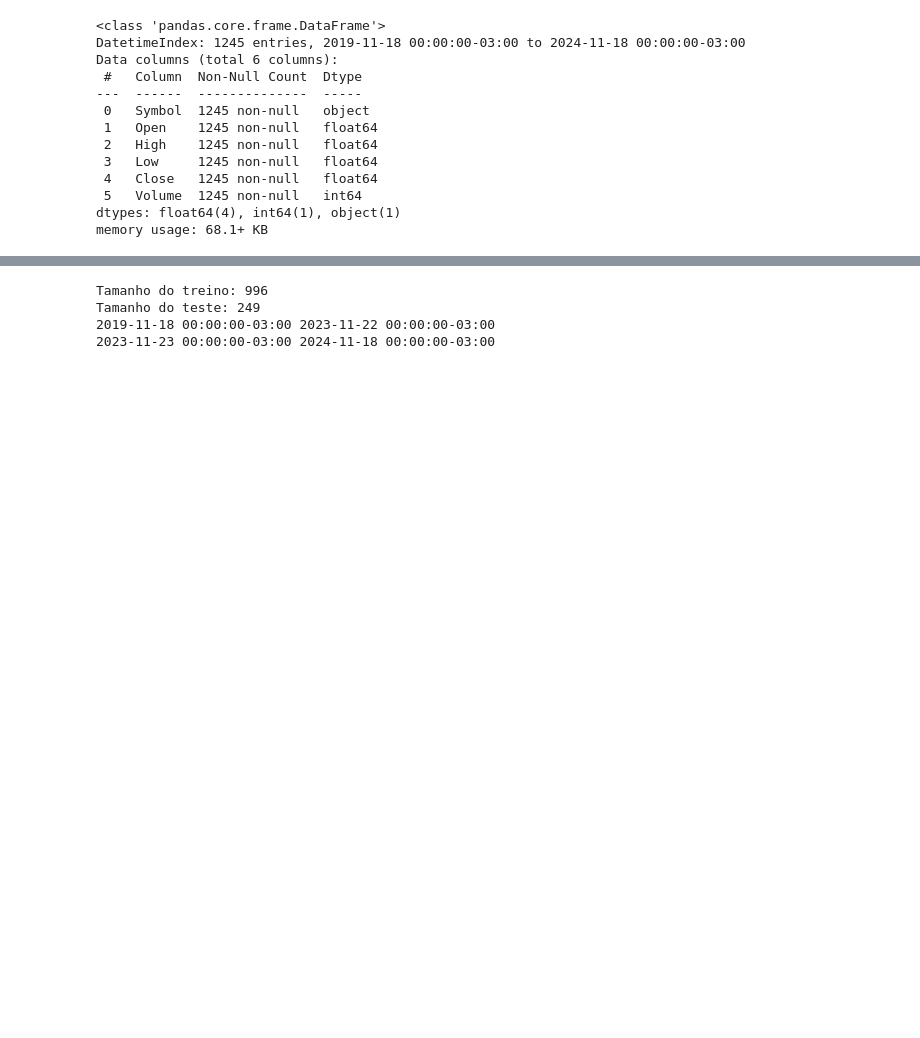
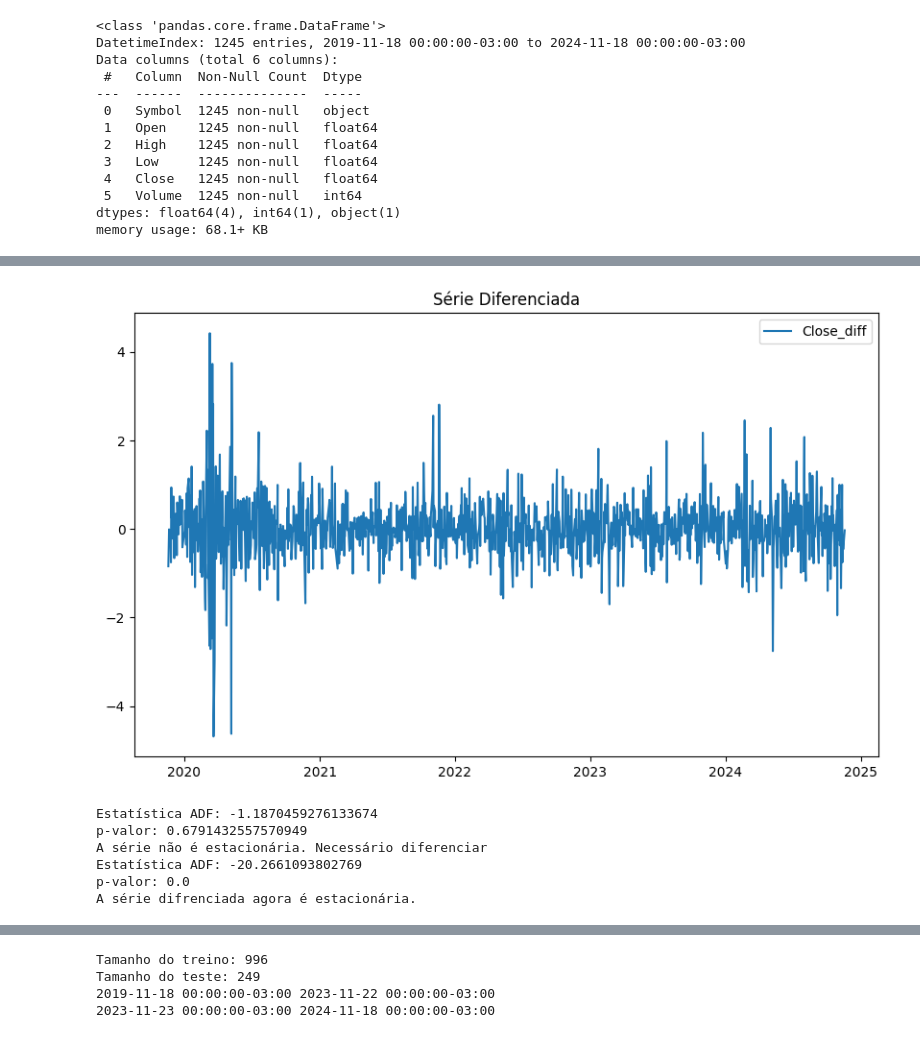
Before and after one commit to gmferratti/LSTM-time-series-prediction, a Jupyter notebook: notebooks/gmferratti/exploring_data.ipynb, the cells around one changed output, grey strips where cells are left out. Drawn from its saved outputs; the diff is of its cells as text; code cells hidden in the pictures; blank space fills up the shorter version.

```diff
--- a/notebooks/gmferratti/exploring_data.ipynb
+++ b/notebooks/gmferratti/exploring_data.ipynb
@@ -41,0 +52,38 @@ memory usage: 68.1+ KB
+# %%
+# plotando a serie diferenciada
+df['Close_diff'] = df['Close'].diff()
+df['Close_diff'].dropna(inplace=True)
+
+plt.figure(figsize=(10, 6))
+plt.plot(df['Close_diff'], label='Close_diff')
+plt.title('Série Diferenciada')
+plt.legend()
+plt.show()
+# %% [output]
+[figure, added]
+# %%
+result = adfuller(df['Close'].dropna())
+print('Estatística ADF:', result[0])
+print('p-valor:', result[1])
+
+if result[1] > 0.05:
+    print("A série não é estacionária. Necessário diferenciar")
+
+    result = adfuller(df['Close_diff'].dropna())
+    print('Estatística ADF:', result[0])
+    print('p-valor:', result[1])
+
+    if result[1] > 0.05:
+        print("A série diferenciada ainda não é estacionária.")
+    else:
+        print("A série difrenciada agora é estacionária.")
+
+else:
+    print("A série original é estacionária.")
+# %% [output]
+Estatística ADF: -1.1870459276133674
+p-valor: 0.6791432557570949
+A série não é estacionária. Necessário diferenciar
+Estatística ADF: -20.2661093802769
+p-valor: 0.0
+A série difrenciada agora é estacionária.
```
Also changed, not shown: parts of 13 cells of this notebook, 11 other files.
